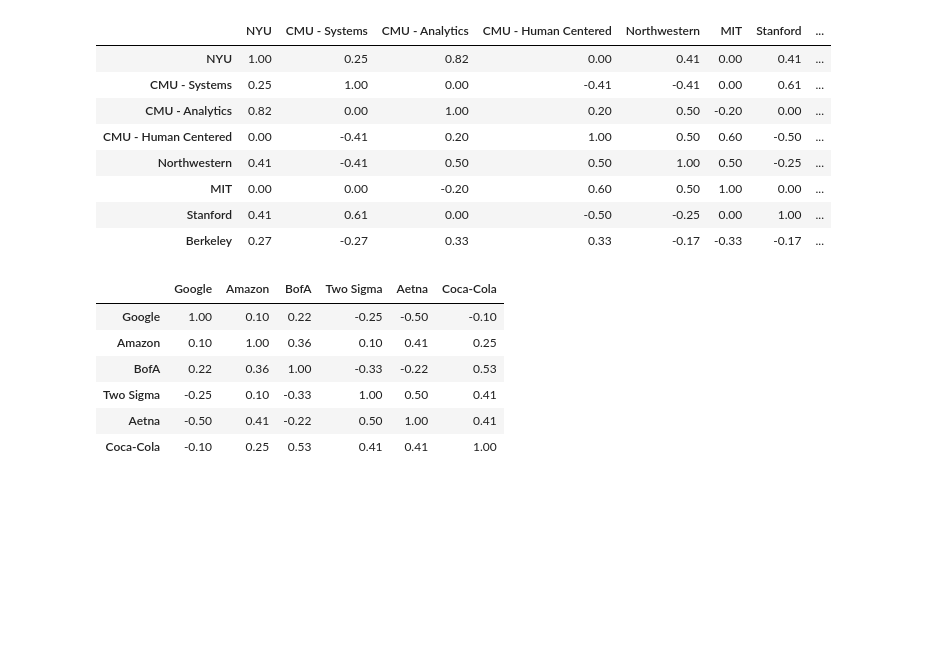
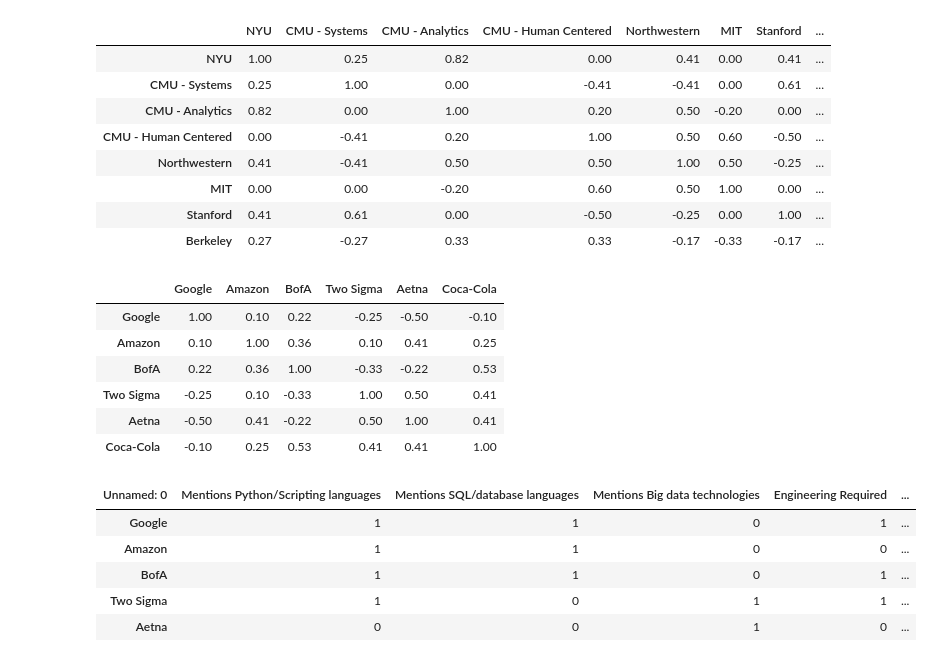
Before and after one commit to leedtan/schoolresearch, a Jupyter notebook: analyzejobsandschools.ipynb, the cells around one changed output. Cells and saved outputs as stored; diff of their text form; code cells hidden in the pictures; blank space fills up the shorter version.

Commit message:
adding survey data

```diff
--- a/analyzejobsandschools.ipynb
+++ b/analyzejobsandschools.ipynb
@@ -171,0 +178,9 @@ jobs.T.corr().round(2)
+# %%
+jobs.head()
+# %% [output]
+| Unnamed: 0 | Mentions Python/Scripting languages | Mentions SQL/database languages | Mentions Big data technologies | Engineering Required | ... |
+| Google | 1 | 1 | 0 | 1 | ... |
+| Amazon | 1 | 1 | 0 | 0 | ... |
+| BofA | 1 | 1 | 0 | 1 | ... |
+| Two Sigma | 1 | 0 | 1 | 1 | ... |
+| Aetna | 0 | 0 | 1 | 0 | ... |
```
Also changed, not shown: parts of 25 cells of this notebook, 6 other files.
